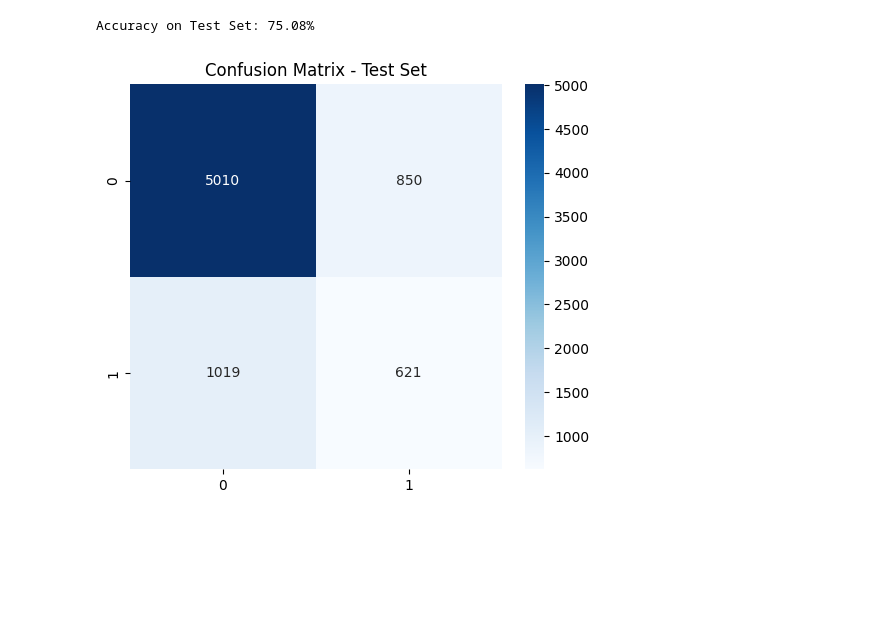
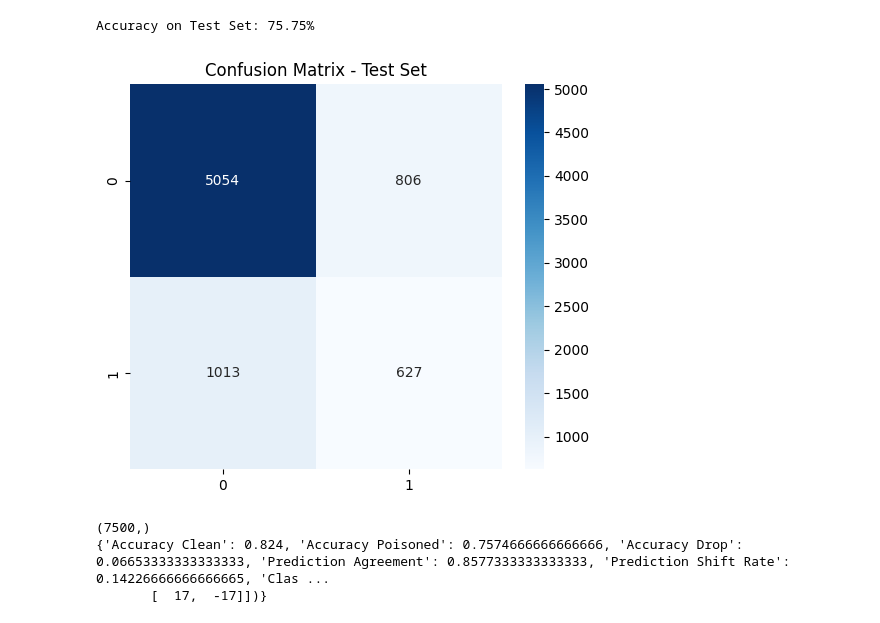
Before and after one commit to Jui1337/responsible-ai-security, a Jupyter notebook: RAI-implementation/baseline-model-attack.ipynb, the cells around one changed output. Saved outputs shown, nothing was run; the diff lists cells and outputs as text; code cells hidden in the pictures; blank space fills up the shorter version.

```diff
--- a/RAI-implementation/baseline-model-attack.ipynb
+++ b/RAI-implementation/baseline-model-attack.ipynb
@@ -172,24 +276,25 @@ def label_flip_attack(y_train: np.ndarray, flip_percent: float) -> np.ndarray:
 # %%
 # Define the percentage of labels to flip
 flip_percent = 35  # Flip 35% of labels
 
 # Apply label flipping attack
 y_train_poisoned = label_flip_attack(y_train_og, flip_percent)
 
 # Step 2: Train model on poisoned labels
-xgb_model.fit(X_train_og, y_train_poisoned, verbose=False)
+model_poisoned = xgb_model.fit(X_train_og, y_train_poisoned, verbose=False)
+y_proba_poisoned = xgb_model.predict_proba(X_test)[:, 1]
 
 # Step 3: Evaluate model on test set
-y_pred_test = xgb_model.predict(X_test)
-accuracy_test = accuracy_score(y_test, y_pred_test)
-print(f"Accuracy on Test Set: {accuracy_test * 100:.2f}%")
+y_pred_poisoned = model_poisoned.predict(X_test)
+poisoned_accuracy = accuracy_score(y_test, y_pred_poisoned)
+print(f"Accuracy on Test Set: {poisoned_accuracy * 100:.2f}%")
 
 # Step 4: Confusion Matrix
-cm_test = confusion_matrix(y_test, y_pred_test)
+cm_poisoned = confusion_matrix(y_test, y_pred_poisoned)
 plt.figure(figsize=(6, 5))
-sns.heatmap(cm_test, annot=True, fmt='d', cmap='Blues')
+sns.heatmap(cm_poisoned, annot=True, fmt='d', cmap='Blues')
 plt.title("Confusion Matrix - Test Set")
 plt.show()
 # %% [output]
-Accuracy on Test Set: 75.08%
+Accuracy on Test Set: 75.75%
-[figure, old version]
+[figure, new version]
@@ -250,0 +301,53 @@ ResponsibleAIDashboard(rai_insights)
+# %%
+import numpy as np
+from collections import Counter
+from sklearn.metrics import accuracy_score, confusion_matrix
+
+def evaluate_label_flip_impact(acc_clean, acc_poisoned, y_pred_clean, y_pred_poisoned, probs_clean, probs_poisoned, y_test):
+    acc_drop = acc_clean - acc_poisoned
+
+    # Prediction agreement / shift
+    prediction_agreement = np.mean(y_pred_clean == y_pred_poisoned)
+    prediction_shift_rate = 1 - prediction_agreement
+
+    # Class distribution shift
+    clean_counts = Counter(y_pred_clean)
+    poisoned_counts = Counter(y_pred_poisoned)
+
+    # Misclassification map (correct before, wrong after)
+    correct_before = (y_pred_clean == y_test)
+    wrong_after = (y_pred_poisoned != y_test)
+    damaged_indices = np.where(correct_before & wrong_after)[0]
+    damage_rate = len(damaged_indices) / len(y_test)
+
+    # Confidence drop (optional)
+    try:
+        conf_clean = probs_clean  # already shape (7500,)
+        conf_poisoned = probs_poisoned  # also 1D, same shape
+        avg_conf_drop = np.mean(conf_clean - conf_poisoned)
+    except AttributeError:
+        avg_conf_drop = None  # model might not support predict_proba
+
+
+    # Pack results into a dict
+    results = {
+        "Accuracy Clean": acc_clean,
+        "Accuracy Poisoned": acc_poisoned,
+        "Accuracy Drop": acc_drop,
+        "Prediction Agreement": prediction_agreement,
+        "Prediction Shift Rate": prediction_shift_rate,
+        "Class Distribution Clean": dict(clean_counts),
+        "Class Distribution Poisoned": dict(poisoned_counts),
+        "Damage Rate": damage_rate,
+        "Damaged Indices": damaged_indices,
+        "Average Confidence Drop": avg_conf_drop,
+    }
+
+    return results
+
+metrics = evaluate_label_flip_impact(accuracy, poisoned_accuracy, y_pred_baseline, y_pred_poisoned, y_proba, y_proba_poisoned, y_test)
+print(metrics)
+# %% [output]
+(7500,)
+{'Accuracy Clean': 0.824, 'Accuracy Poisoned': 0.7574666666666666, 'Accuracy Drop': 0.06653333333333333, 'Prediction Agreement': 0.8577333333333333, 'Prediction Shift Rate': 0.14226666666666665, 'Clas ...
+       [  17,  -17]])}
```
Also changed, not shown: parts of 7 cells of this notebook, 4 other files.
